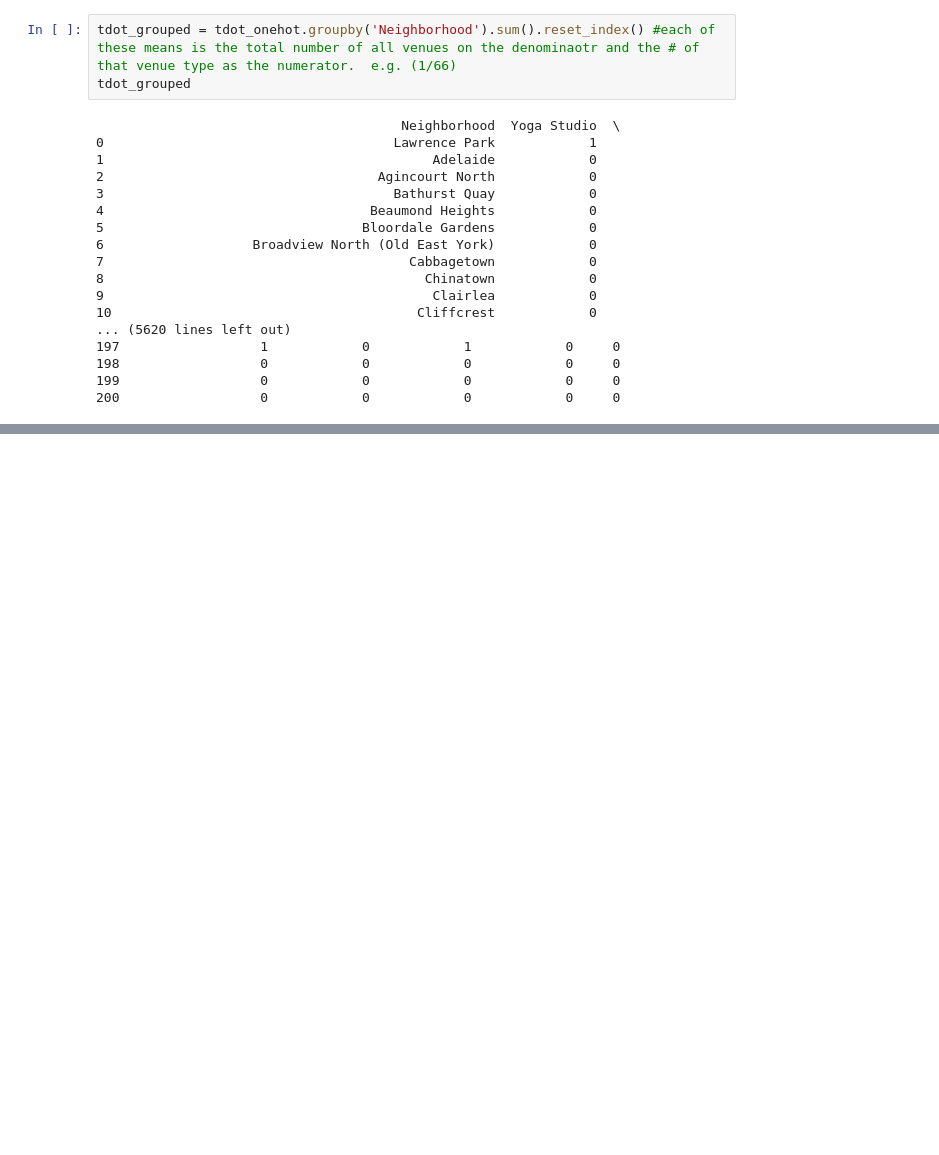
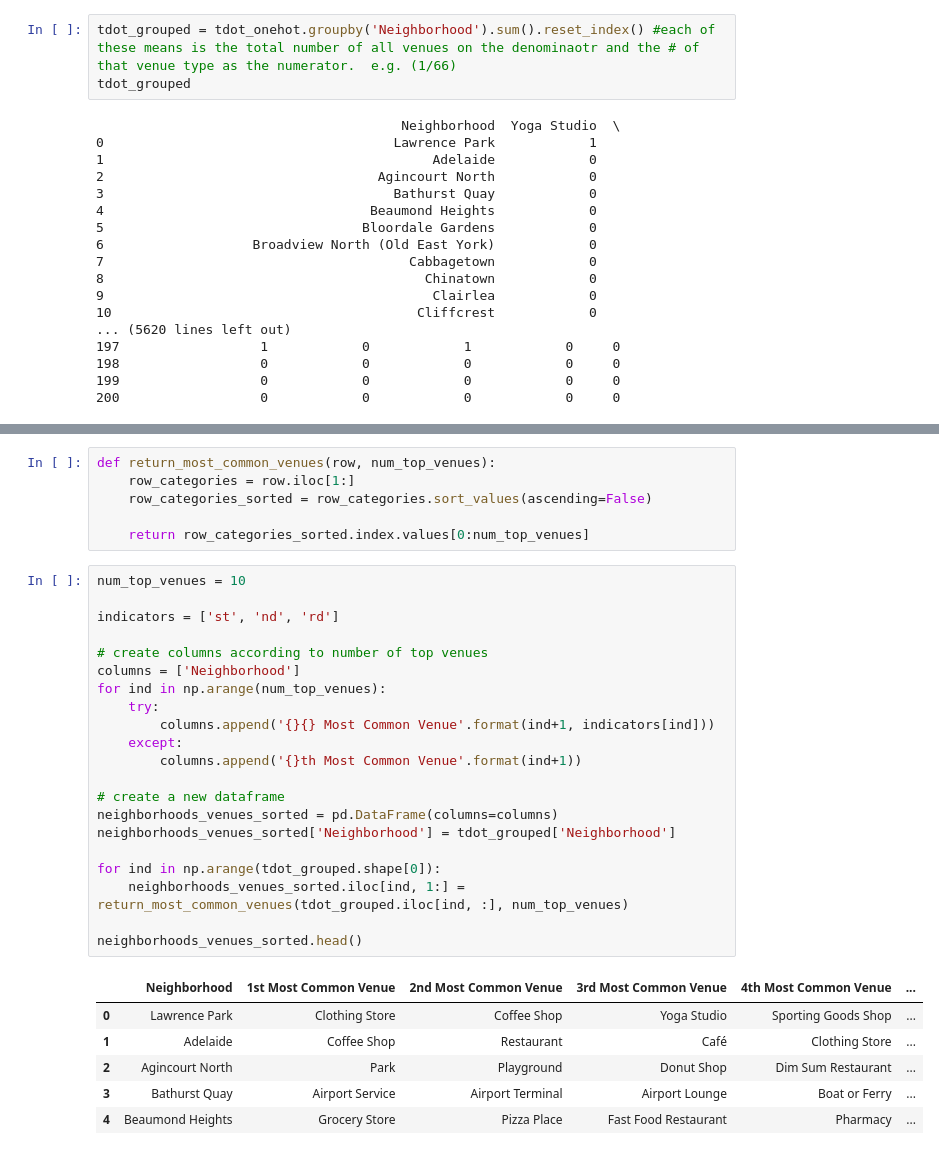
Before and after one commit to stryder518/Data_Science_Capstone, a Jupyter notebook: Clustering Assignment.ipynb, the cells around one changed output, grey strips where cells are left out. Cells and saved outputs as stored; diff of their text form; blank space fills up the shorter version.

Commit message:
Published from Watson Studio.

```diff
--- a/Clustering Assignment.ipynb
+++ b/Clustering Assignment.ipynb
@@ -338,0 +339,34 @@ for hood in tdot_grouped['Neighborhood']: #for each 'hood' meaning each row in t
+# %%
+def return_most_common_venues(row, num_top_venues):
+    row_categories = row.iloc[1:]
+    row_categories_sorted = row_categories.sort_values(ascending=False)
+
+    return row_categories_sorted.index.values[0:num_top_venues]
+# %%
+num_top_venues = 10
+
+indicators = ['st', 'nd', 'rd']
+
+# create columns according to number of top venues
+columns = ['Neighborhood']
+for ind in np.arange(num_top_venues):
+    try:
+        columns.append('{}{} Most Common Venue'.format(ind+1, indicators[ind]))
+    except:
+        columns.append('{}th Most Common Venue'.format(ind+1))
+
+# create a new dataframe
+neighborhoods_venues_sorted = pd.DataFrame(columns=columns)
+neighborhoods_venues_sorted['Neighborhood'] = tdot_grouped['Neighborhood']
+
+for ind in np.arange(tdot_grouped.shape[0]):
+    neighborhoods_venues_sorted.iloc[ind, 1:] = return_most_common_venues(tdot_grouped.iloc[ind, :], num_top_venues)
+
+neighborhoods_venues_sorted.head()
+# %% [output]
+|  | Neighborhood | 1st Most Common Venue | 2nd Most Common Venue | 3rd Most Common Venue | 4th Most Common Venue | ... |
+| 0 | Lawrence Park | Clothing Store | Coffee Shop | Yoga Studio | Sporting Goods Shop | ... |
+| 1 | Adelaide | Coffee Shop | Restaurant | Café | Clothing Store | ... |
+| 2 | Agincourt North | Park | Playground | Donut Shop | Dim Sum Restaurant | ... |
+| 3 | Bathurst Quay | Airport Service | Airport Terminal | Airport Lounge | Boat or Ferry | ... |
+| 4 | Beaumond Heights | Grocery Store | Pizza Place | Fast Food Restaurant | Pharmacy | ... |
```
Also changed, not shown: parts of 3 cells of this notebook.
